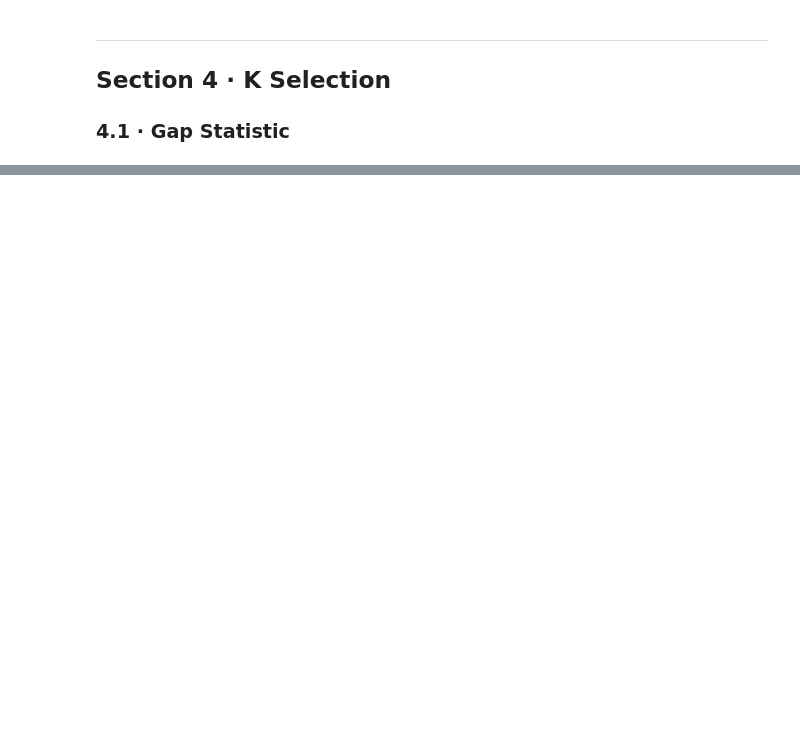
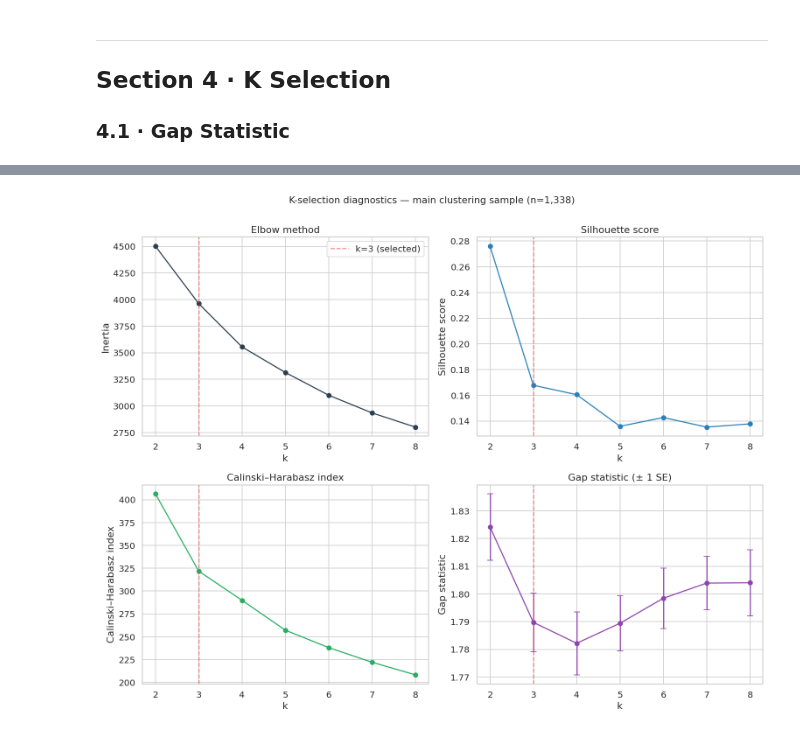
Before and after one commit to alexavelez/nhanes-ckm, a Jupyter notebook: notebooks/06_clustering.ipynb, the cells around one changed output, grey strips where cells are left out. Cells and saved outputs as stored; diff of their text form; code cells hidden in the pictures; blank space fills up the shorter version.

```diff
--- a/notebooks/06_clustering.ipynb
+++ b/notebooks/06_clustering.ipynb
@@ -71,20 +89,18 @@ import warnings
 warnings.filterwarnings('ignore')
 
 # ── Paths ──────────────────────────────────────────────────────────────────
-INPUT_PATH      = Path('../data/processed/clustering_ready.csv')
-RAW_PATH        = Path('../data/processed/ckm_features.csv')
-APO_UNKNOWN_PATH= Path('../data/processed/apo_unknown.csv')
-OUTPUT_PATH     = Path('../data/processed/cluster_assignments.csv')
-FIG_DIR         = Path('../figures')
+INPUT_PATH     = Path('../data/processed/clustering_ready.csv')
+RAW_PATH       = Path('../data/processed/ckm_features.csv')
+OUTPUT_PATH    = Path('../data/processed/cluster_assignments.csv')
+FIG_DIR        = Path('../figures')
 FIG_DIR.mkdir(exist_ok=True)
 PRE_SCALE_PATH = Path('../data/processed/clustering_prescale.csv')
 
-# ── Clustering features — 10 features defined in notebook 05 ───────────────
+# ── Clustering features — 6 CKM biomarkers only (notebook 05) ──────────────
+# Age_Menarche, Parity, Pregnancy_Loss, and APO_Score are carried forward as
+# descriptive variables but are NOT used to build the clusters — see the
+# note at the top of this notebook on why that changed.
 CLUSTERING_FEATURES = [
-    'Age_Menarche',
-    'Parity',
-    'Pregnancy_Loss',
-    'APO_Score',
     'HbA1c',
     'BMI',
     'Mean_SBP',
@@ -1861,0 +666,35 @@ classified as conditionally stable.
+# %%
+# ── K-selection visualization: elbow, silhouette, CH, gap ──────────────
+fig, axes = plt.subplots(2, 2, figsize=(13, 10))
+
+axes[0, 0].plot(list(K_RANGE), [results_main['inertia'][i] for i, k in enumerate(K_RANGE)], 'o-', color='#2c3e50')
+axes[0, 0].set_xlabel('k')
+axes[0, 0].set_ylabel('Inertia')
+axes[0, 0].set_title('Elbow method')
+axes[0, 0].axvline(x=3, color='#e74c3c', linestyle='--', alpha=0.6, label='k=3 (selected)')
+axes[0, 0].legend()
+
+axes[0, 1].plot(list(K_RANGE), [results_main['silhouette'][i] for i, k in enumerate(K_RANGE)], 'o-', color='#2980b9')
+axes[0, 1].set_xlabel('k')
+axes[0, 1].set_ylabel('Silhouette score')
+axes[0, 1].set_title('Silhouette score')
+axes[0, 1].axvline(x=3, color='#e74c3c', linestyle='--', alpha=0.6)
+
+axes[1, 0].plot(list(K_RANGE), [results_main['calinski'][i] for i, k in enumerate(K_RANGE)], 'o-', color='#27ae60')
+axes[1, 0].set_xlabel('k')
+axes[1, 0].set_ylabel('Calinski–Harabasz index')
+axes[1, 0].set_title('Calinski–Harabasz index')
+axes[1, 0].axvline(x=3, color='#e74c3c', linestyle='--', alpha=0.6)
+
+axes[1, 1].errorbar(list(K_RANGE), gaps_main, yerr=gap_stds_main,
+                     fmt='o-', color='#8e44ad', capsize=4)
+axes[1, 1].set_xlabel('k')
+axes[1, 1].set_ylabel('Gap statistic')
+axes[1, 1].set_title('Gap statistic (± 1 SE)')
+axes[1, 1].axvline(x=3, color='#e74c3c', linestyle='--', alpha=0.6)
+
+fig.suptitle(f'K-selection diagnostics — main clustering sample (n={len(df_main):,})', y=1.00, fontsize=13)
+plt.tight_layout()
+plt.show()
+# %% [output]
+[figure, added]
```
Also changed, not shown: parts of 54 cells of this notebook, 24 other files.
